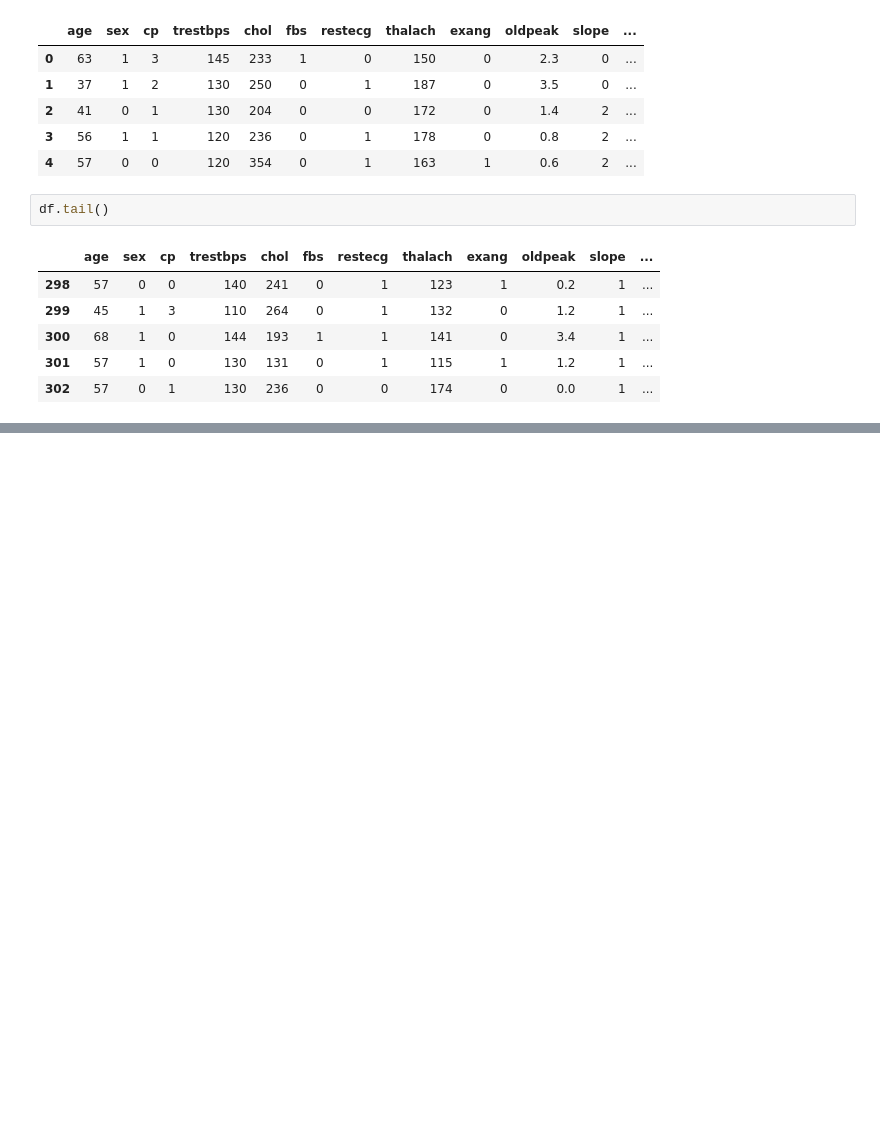
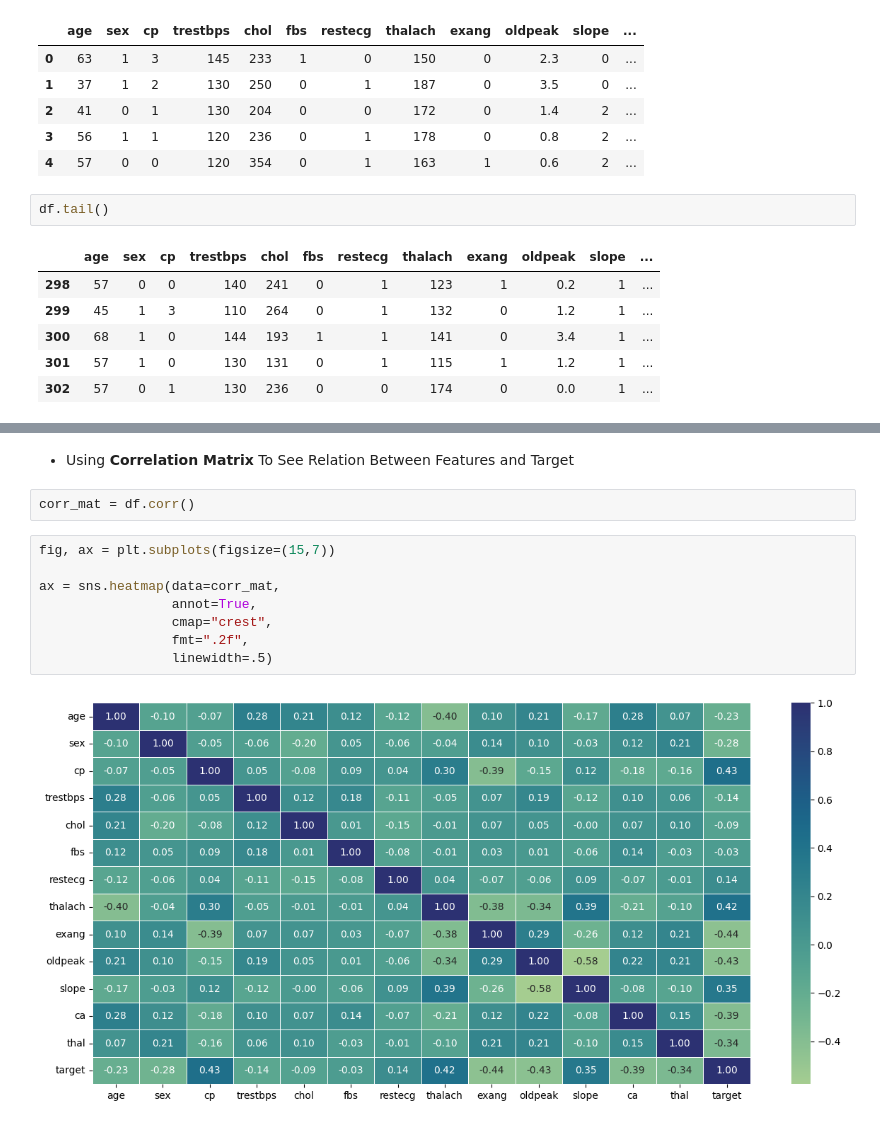
Before and after one commit to Hamid-Ba/heart-disease-project, a Jupyter notebook: Heart Disease Project.ipynb, the cells around one changed output, grey strips where cells are left out. Saved outputs shown, nothing was run; the diff lists cells and outputs as text; blank space fills up the shorter version.

```diff
--- a/Heart Disease Project.ipynb
+++ b/Heart Disease Project.ipynb
@@ -138,0 +140,14 @@ plt.xticks([0, 1],labels=["Pos", "Neg"], rotation=0);
+# %% [markdown]
+* Using **Correlation Matrix** To See Relation Between Features and Target
+# %%
+corr_mat = df.corr()
+# %%
+fig, ax = plt.subplots(figsize=(15,7))
+
+ax = sns.heatmap(data=corr_mat,
+                 annot=True,
+                 cmap="crest",
+                 fmt=".2f",
+                 linewidth=.5)
+# %% [output]
+[figure, added]
```
Also changed, not shown: parts of 26 cells of this notebook.
